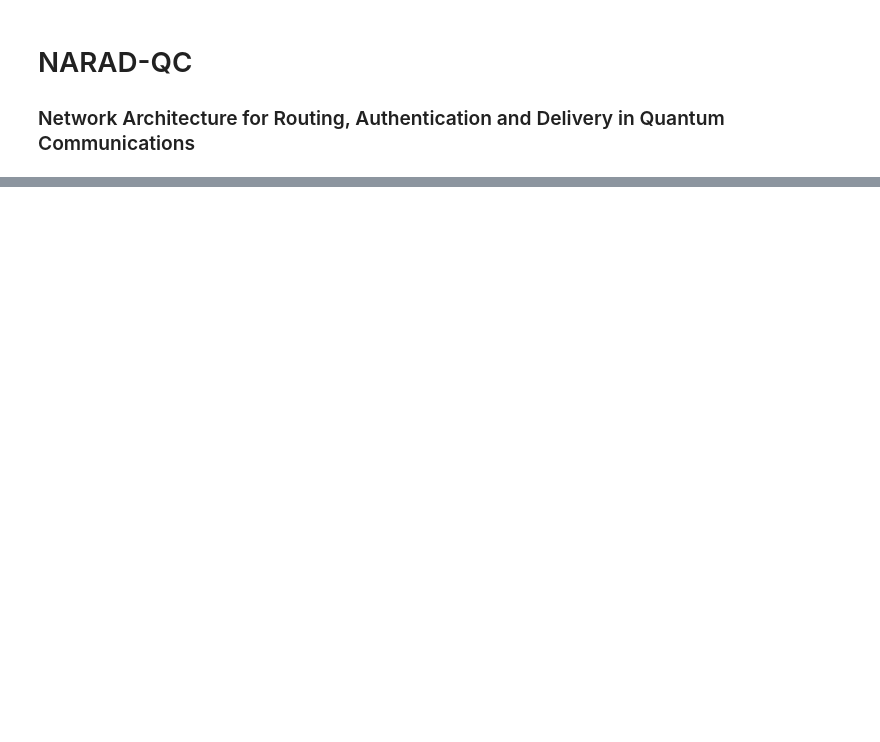
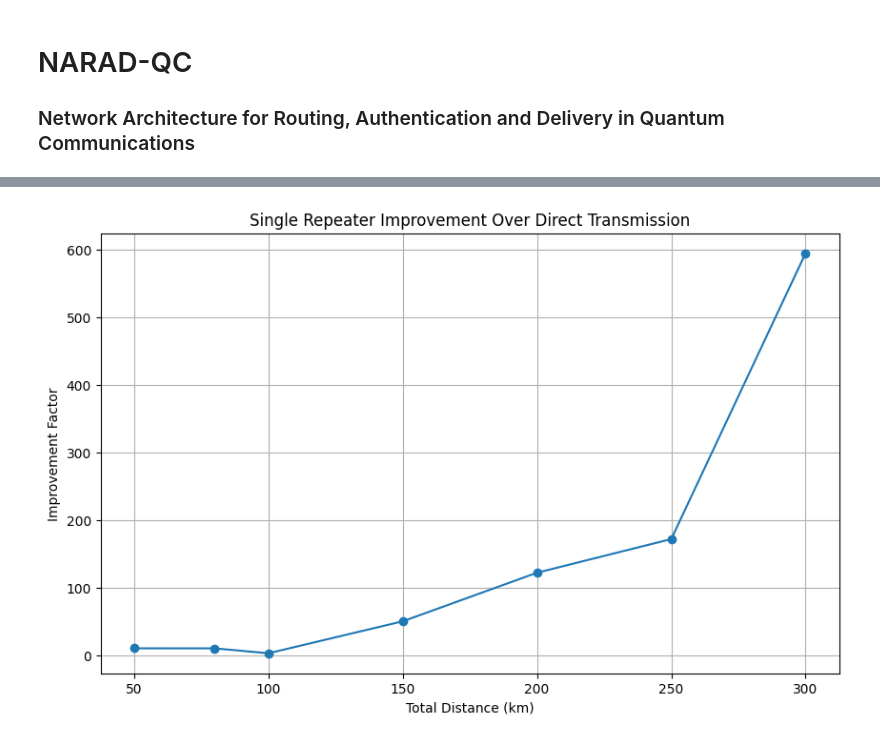
Before and after one commit to Vishesh-Goyal7/NARAD-QC, a Jupyter notebook: NARAD_QC.ipynb, the cells around one changed output, grey strips where cells are left out. Drawn from its saved outputs; the diff is of its cells as text; code cells hidden in the pictures; blank space fills up the shorter version.

Commit message:
Phase 2A Notebook

```diff
--- a/NARAD_QC.ipynb
+++ b/NARAD_QC.ipynb
@@ -1113,0 +1149,6 @@ df_distance_sweep.to_csv("distance_sweep_results.csv", index=False)
+# %%
+# @title Single Repeater Node
+
+r1 = Node(name="R1", role=ROLE_REPEATER)
+
+print(r1)
@@ -1113,0 +1602,25 @@ df_distance_sweep.to_csv("distance_sweep_results.csv", index=False)
+# %%
+# @title Repeater Improvement Factor
+
+plt.figure(figsize=(10, 6))
+
+plt.plot(
+    df_phase2_single_repeater["Distance (km)"],
+    df_phase2_single_repeater["Improvement Factor"],
+    marker="o"
+)
+
+plt.xlabel("Total Distance (km)")
+plt.ylabel("Improvement Factor")
+plt.title("Single Repeater Improvement Over Direct Transmission")
+plt.grid(True)
+
+plt.savefig(
+    "Phase 2 Single Repeater Improvement Over Direct Transmission.png",
+    dpi=300,
+    bbox_inches="tight"
+)
+
+plt.show()
+# %% [output]
+[figure, added]
```
Also changed, not shown: parts of 29 cells of this notebook.
